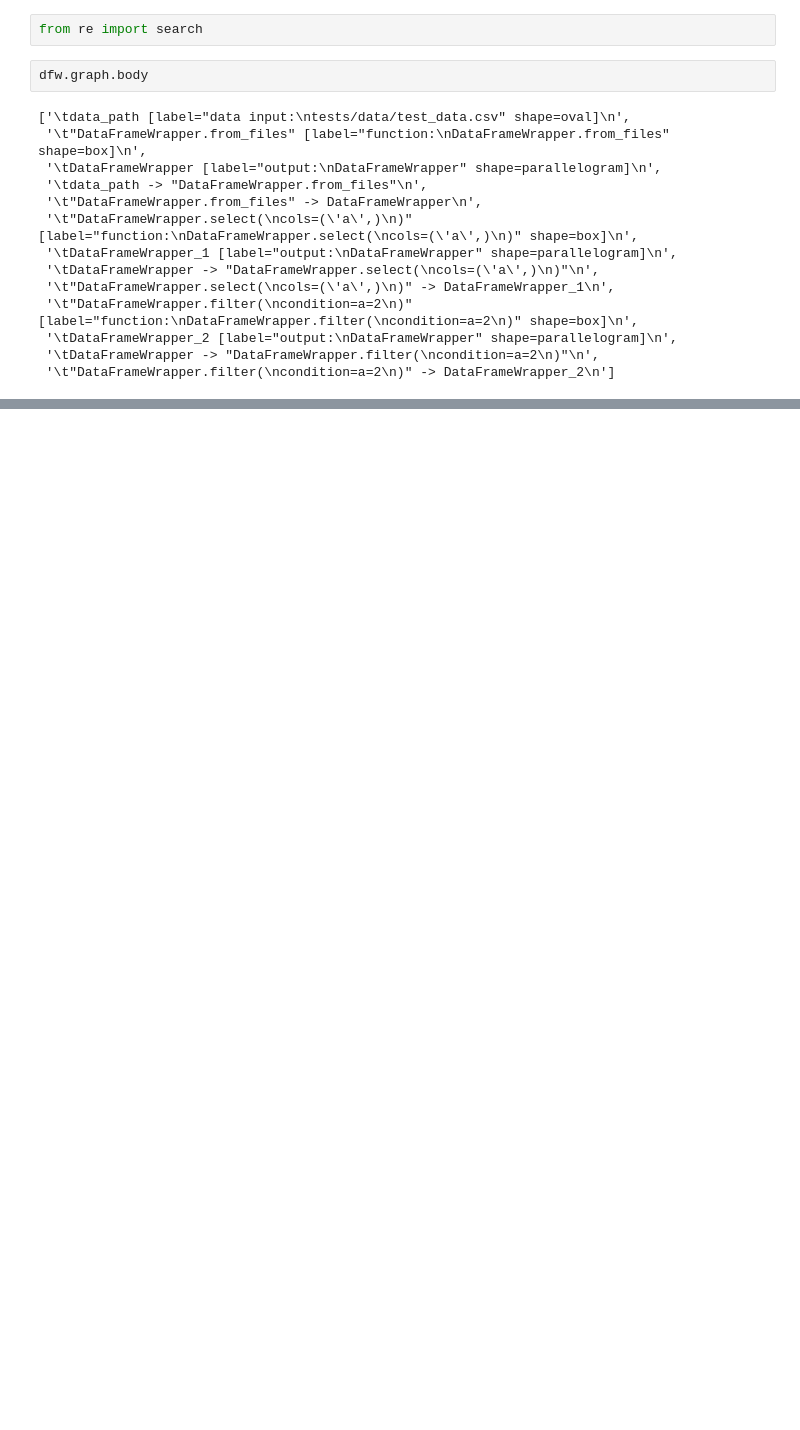
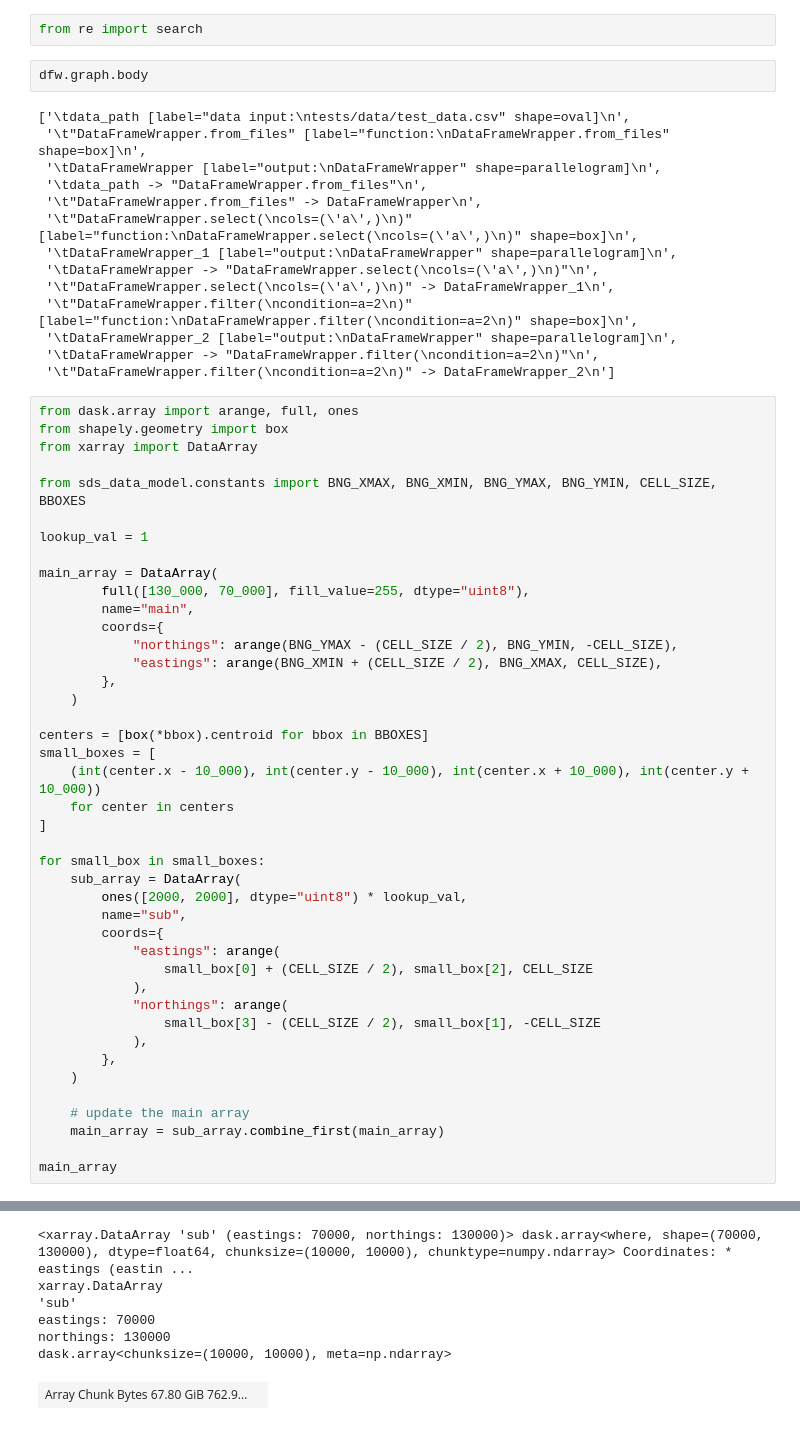
Before and after one commit to Defra-Data-Science-Centre-of-Excellence/sds-data-model, a Jupyter notebook: dev.ipynb, the cells around one changed output, grey strips where cells are left out. Cells and saved outputs as stored; diff of their text form; blank space fills up the shorter version.

```diff
--- a/dev.ipynb
+++ b/dev.ipynb
@@ -52,3 +52,46 @@ dfw.graph.body
  '\tDataFrameWrapper_2 [label="output:\nDataFrameWrapper" shape=parallelogram]\n',
  '\tDataFrameWrapper -> "DataFrameWrapper.filter(\ncondition=a=2\n)"\n',
  '\t"DataFrameWrapper.filter(\ncondition=a=2\n)" -> DataFrameWrapper_2\n']
+# %%
+from dask.array import arange, full, ones
+from shapely.geometry import box
+from xarray import DataArray
+
+from sds_data_model.constants import BNG_XMAX, BNG_XMIN, BNG_YMAX, BNG_YMIN, CELL_SIZE, BBOXES
+
+lookup_val = 1
+
+main_array = DataArray(
+        full([130_000, 70_000], fill_value=255, dtype="uint8"),
+        name="main",
+        coords={
+            "northings": arange(BNG_YMAX - (CELL_SIZE / 2), BNG_YMIN, -CELL_SIZE),
+            "eastings": arange(BNG_XMIN + (CELL_SIZE / 2), BNG_XMAX, CELL_SIZE),
+        },
+    )
+
+centers = [box(*bbox).centroid for bbox in BBOXES]
+small_boxes = [
+    (int(center.x - 10_000), int(center.y - 10_000), int(center.x + 10_000), int(center.y + 10_000))
+    for center in centers
+]
+
+for small_box in small_boxes:
+    sub_array = DataArray(
+        ones([2000, 2000], dtype="uint8") * lookup_val,
+        name="sub",
+        coords={
+            "eastings": arange(
+                small_box[0] + (CELL_SIZE / 2), small_box[2], CELL_SIZE
+            ),
+            "northings": arange(
+                small_box[3] - (CELL_SIZE / 2), small_box[1], -CELL_SIZE
+            ),
+        },
+    )
+
+    # update the main array
+    main_array = sub_array.combine_first(main_array)
+
+main_array
+# %% [output]
@@ -54,0 +115,7 @@ dfw.graph.body
+<xarray.DataArray 'sub' (eastings: 70000, northings: 130000)> dask.array<where, shape=(70000, 130000), dtype=float64, chunksize=(10000, 10000), chunktype=numpy.ndarray> Coordinates: * eastings (eastin ...
+xarray.DataArray
+'sub'
+eastings: 70000
+northings: 130000
+dask.array<chunksize=(10000, 10000), meta=np.ndarray>
+| Array Chunk Bytes 67.80 GiB 762.9... |  |
```
Also changed, not shown: parts of 1 cell of this notebook, 3 other files.
